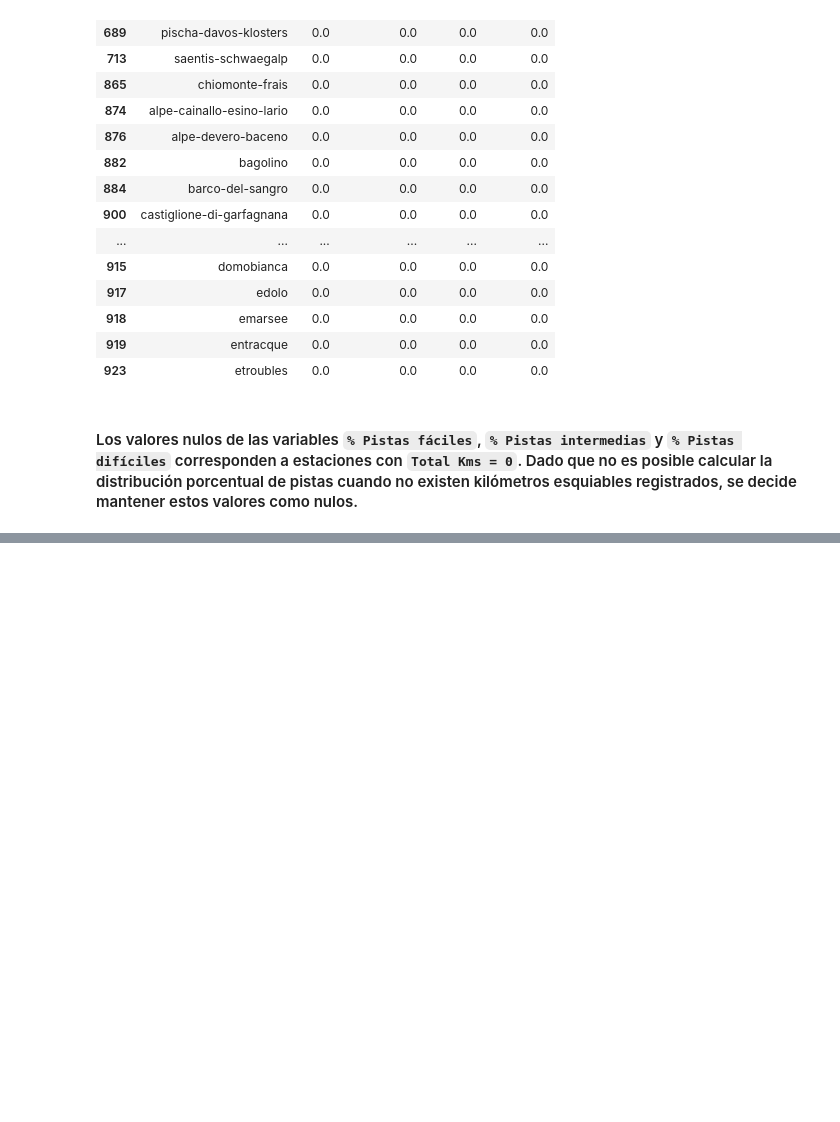
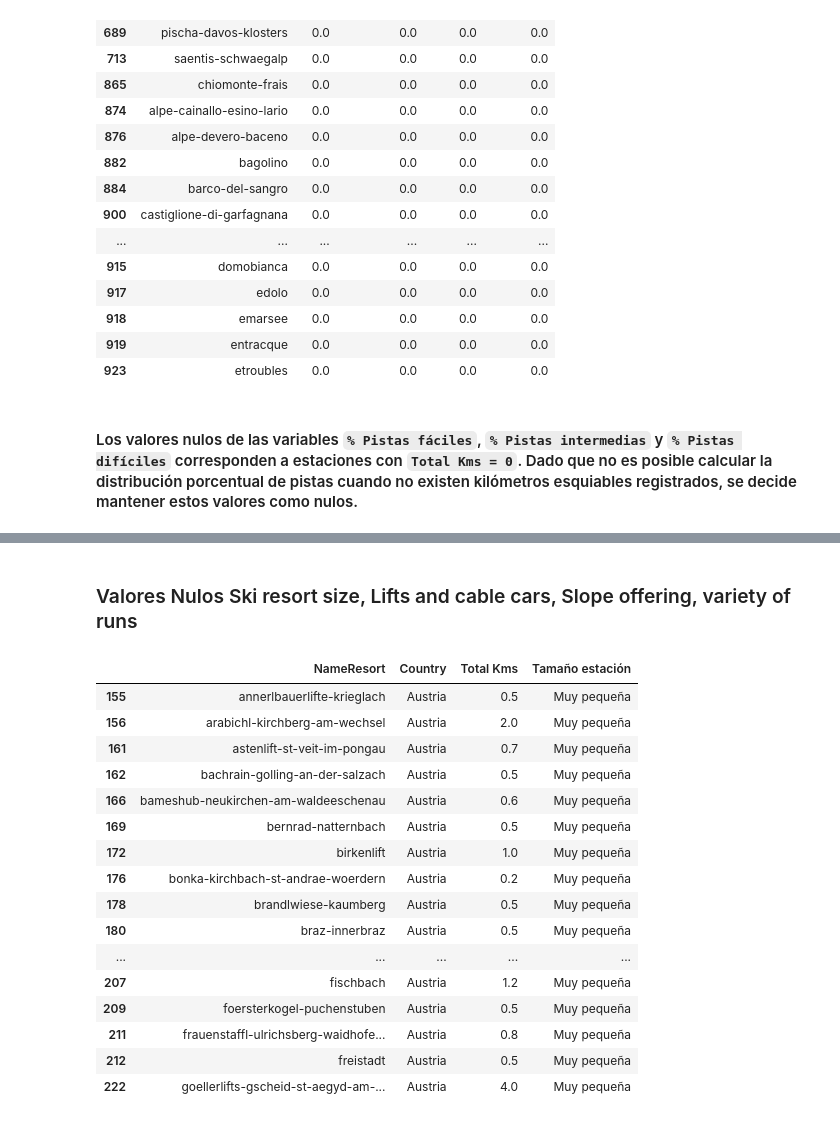
Before and after one commit to contactodiegovega/Ski-Resort-Analysis, a Jupyter notebook: notebooks/preprocesamiento.ipynb, the cells around one changed output, grey strips where cells are left out. Cells and saved outputs as stored; diff of their text form; code cells hidden in the pictures; blank space fills up the shorter version.

```diff
--- a/notebooks/preprocesamiento.ipynb
+++ b/notebooks/preprocesamiento.ipynb
@@ -1665,0 +1815,24 @@ df[
+# %% [markdown]
+### Valores Nulos Ski resort size, Lifts and cable cars, Slope offering, variety of runs
+# %%
+df[
+    df["Ski resort size"].isna()
+][["NameResort", "Country", "Total Kms", "Tamaño estación"]].head(20)
+# %% [output]
+|  | NameResort | Country | Total Kms | Tamaño estación |
+| 155 | annerlbauerlifte-krieglach | Austria | 0.5 | Muy pequeña |
+| 156 | arabichl-kirchberg-am-wechsel | Austria | 2.0 | Muy pequeña |
+| 161 | astenlift-st-veit-im-pongau | Austria | 0.7 | Muy pequeña |
+| 162 | bachrain-golling-an-der-salzach | Austria | 0.5 | Muy pequeña |
+| 166 | bameshub-neukirchen-am-waldeeschenau | Austria | 0.6 | Muy pequeña |
+| 169 | bernrad-natternbach | Austria | 0.5 | Muy pequeña |
+| 172 | birkenlift | Austria | 1.0 | Muy pequeña |
+| 176 | bonka-kirchbach-st-andrae-woerdern | Austria | 0.2 | Muy pequeña |
+| 178 | brandlwiese-kaumberg | Austria | 0.5 | Muy pequeña |
+| 180 | braz-innerbraz | Austria | 0.5 | Muy pequeña |
+| ... | ... | ... | ... | ... |
+| 207 | fischbach | Austria | 1.2 | Muy pequeña |
+| 209 | foersterkogel-puchenstuben | Austria | 0.5 | Muy pequeña |
+| 211 | frauenstaffl-ulrichsberg-waidhofe... | Austria | 0.8 | Muy pequeña |
+| 212 | freistadt | Austria | 0.5 | Muy pequeña |
+| 222 | goellerlifts-gscheid-st-aegyd-am-... | Austria | 4.0 | Muy pequeña |
```
Also changed, not shown: parts of 35 cells of this notebook, 2 other files.
